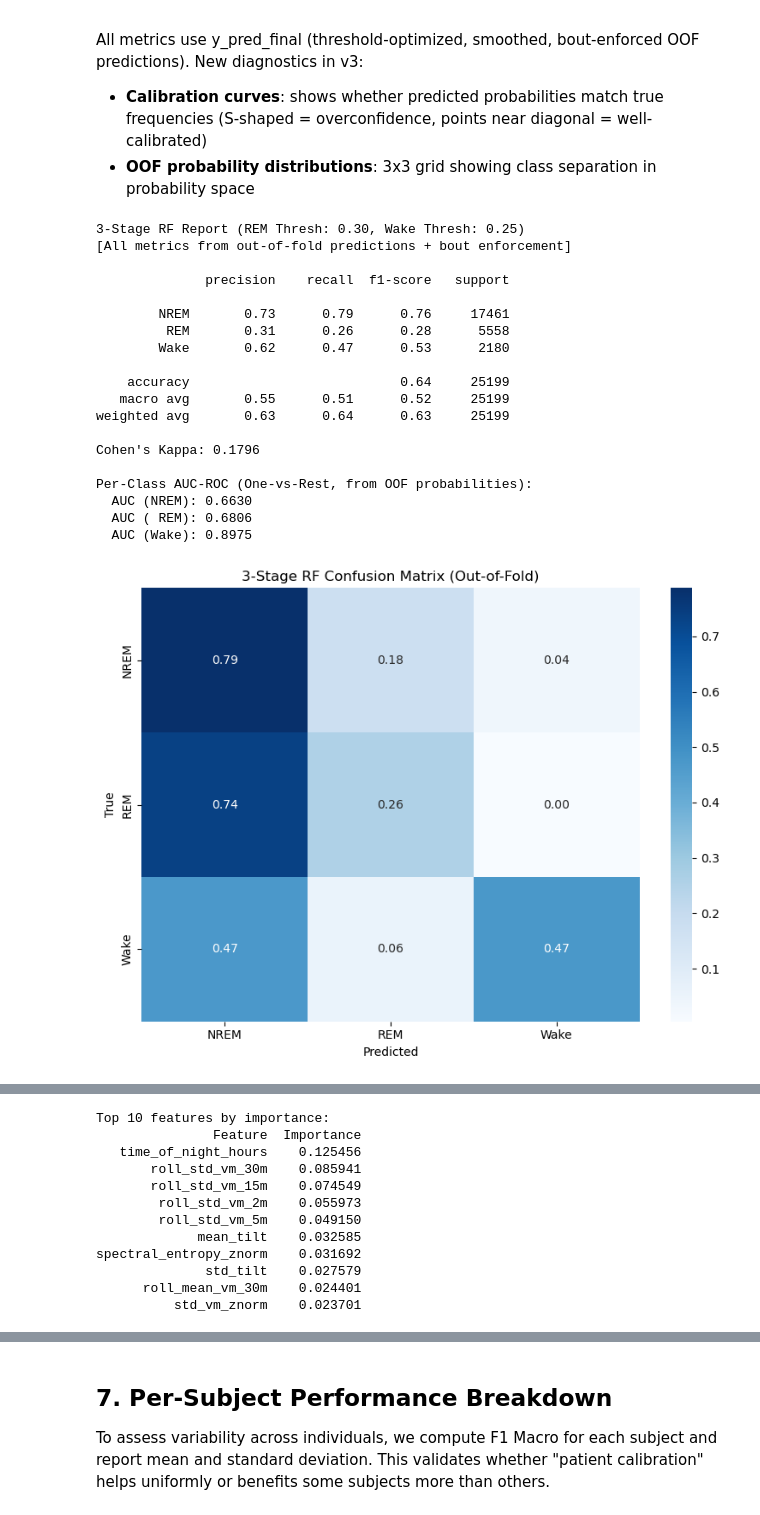
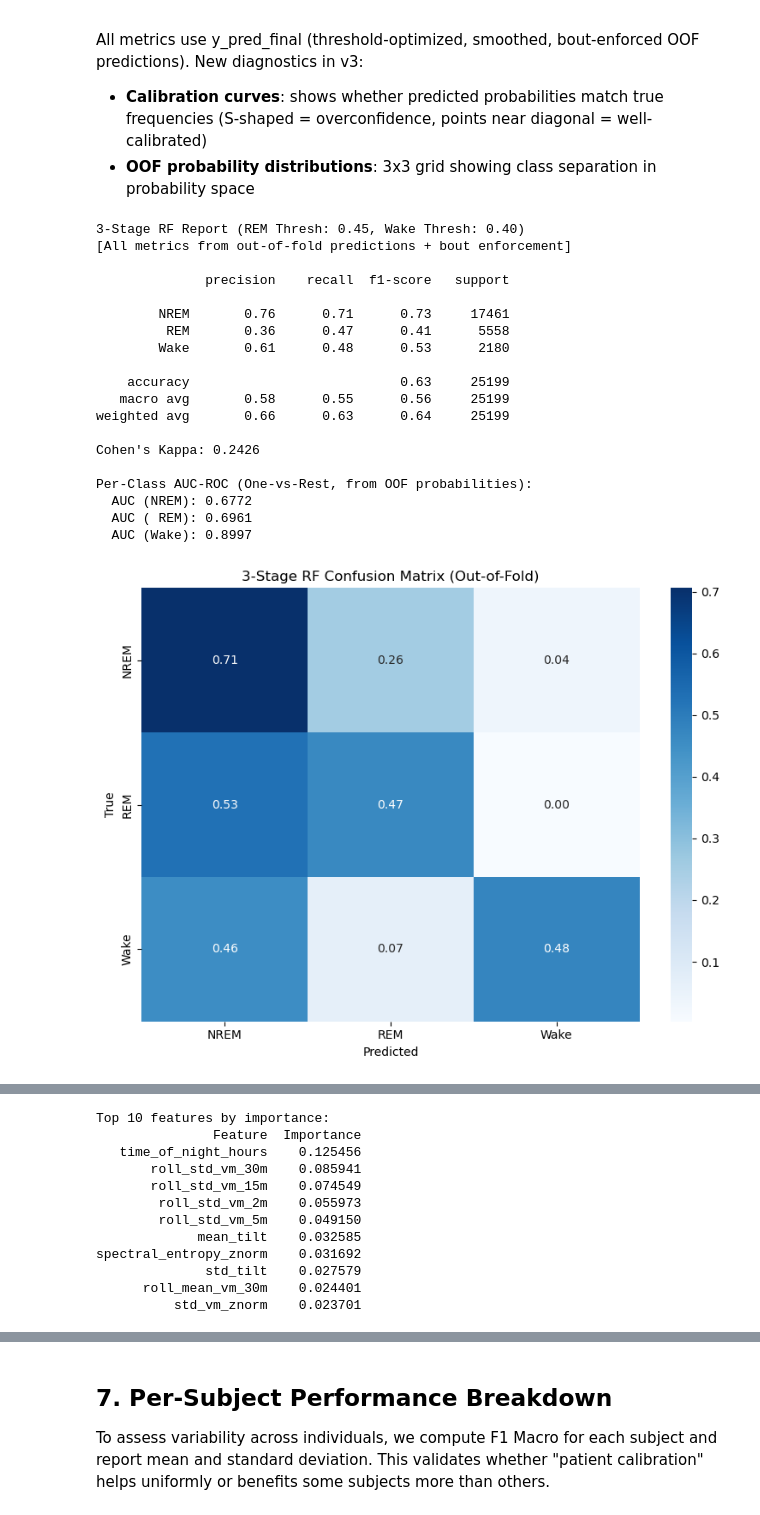
Before and after one commit to benjaminkeizer1-svg/Sleep-Time-Model, a Jupyter notebook: Patient_Calibrated_3_Stage_Random_Forest (1).ipynb, the cells around one changed output, grey strips where cells are left out. Saved outputs shown, nothing was run; the diff lists cells and outputs as text; code cells hidden in the pictures.

```diff
--- a/Patient_Calibrated_3_Stage_Random_Forest (1).ipynb
+++ b/Patient_Calibrated_3_Stage_Random_Forest (1).ipynb
@@ -384,9 +384,7 @@ A separate uncalibrated RF is fitted only for feature importance extraction, sin
 Feature matrix: 44 features x n_epochs. Validation: GroupKFold(n_splits=5) ensures complete patient isolation.
 # %%
 from sklearn.ensemble import RandomForestClassifier
-from sklearn.calibration import CalibratedClassifierCV
 from sklearn.model_selection import GroupKFold, cross_val_predict
-from sklearn.pipeline import Pipeline
 
 # --- 4.A Expanded Feature List (44 features: original 26 + 18 new) ---
 features = [
@@ -429,10 +427,8 @@ groups = epoch_df['subject_id']
 
 print(f"Feature matrix: {X.shape[0]:,} epochs x {X.shape[1]} features")
 
-# --- 4.B Model with Probability Calibration ---
-# CalibratedClassifierCV (isotonic) corrects overconfident RF probabilities,
-# enabling the threshold optimizer to find non-trivial improvements.
-rf_base = RandomForestClassifier(
+# --- 4.B Random Forest (raw probabilities, no isotonic calibration) ---
+rf_model = RandomForestClassifier(
     n_estimators=300,
     random_state=42,
     max_depth=15,
@@ -440,18 +436,16 @@ rf_base = RandomForestClassifier(
     class_weight='balanced',
     n_jobs=-1
 )
-calibrated_rf = CalibratedClassifierCV(rf_base, method='isotonic', cv=3)
-pipeline = Pipeline([('rf', calibrated_rf)])
 
 # --- 4.C Patient-Isolated Cross-Validation ---
 cv = GroupKFold(n_splits=5)
 
 # --- 4.D Out-of-Fold Predictions ---
-print("\nRunning GroupKFold cross-validation (5 splits, calibrated RF)...")
-oof_probs = cross_val_predict(pipeline, X, y, groups=groups, cv=cv, method='predict_proba')
+print("\nRunning GroupKFold cross-validation (5 splits, RF)...")
+oof_probs = cross_val_predict(rf_model, X, y, groups=groups, cv=cv, method='predict_proba')
 print("Out-of-fold predictions generated.")
 
-# --- 4.E Final Uncalibrated Model Fit (for feature importances ONLY) ---
+# --- 4.E Final Model Fit (for feature importances ONLY) ---
 rf_for_importance = RandomForestClassifier(
     n_estimators=300, random_state=42, max_depth=15,
     min_samples_leaf=5, class_weight='balanced', n_jobs=-1
@@ -653,7 +647,7 @@ plt.ylabel('True')
 plt.tight_layout()
 plt.show()
 
-# --- 6.E Feature Importance (from uncalibrated RF fit) ---
+# --- 6.E Feature Importance (from RF fit) ---
 importances = rf_for_importance.feature_importances_
 fi_df = pd.DataFrame({'Feature': features, 'Importance': importances}).sort_values('Importance', ascending=False)
 
@@ -673,7 +667,7 @@ fig, axes = plt.subplots(1, 3, figsize=(15, 5))
 for i, cls in enumerate(classes):
     y_bin = (y == cls).astype(int)
     frac_pos, mean_pred = calibration_curve(y_bin, oof_probs[:, i], n_bins=10)
-    axes[i].plot(mean_pred, frac_pos, 's-', label='RF (calibrated)')
+    axes[i].plot(mean_pred, frac_pos, 's-', label='RF')
     axes[i].plot([0, 1], [0, 1], 'k--', label='Perfect calibration')
     axes[i].set_title(f'Calibration Curve: {cls}')
     axes[i].set_xlabel('Mean predicted probability')
@@ -688,45 +682,45 @@ plt.show()
 fig, axes = plt.subplots(3, 3, figsize=(12, 10))
 for row, true_cls in enumerate(classes):
     mask = (y == true_cls)
     for col, pred_cls in enumerate(classes):
         axes[row][col].hist(oof_probs[mask, col], bins=30, alpha=0.7, color='steelblue')
         axes[row][col].set_title(f'True={true_cls}, P({pred_cls})', fontsize=9)
         axes[row][col].set_xlim(0, 1)
 plt.suptitle('OOF Predicted Probability Distributions by True Class')
 plt.tight_layout()
 plt.show()
 
 # --- 6.H Summary ---
 report_dict = classification_report(y, y_pred_final, output_dict=True)
 macro_f1    = report_dict['macro avg']['f1-score']
 accuracy    = report_dict['accuracy']
 
 print(f"\nOut-of-Fold Summary:")
 print(f"  Accuracy : {accuracy:.2%}")
 print(f"  Macro F1 : {macro_f1:.4f}")
 print(f"  Kappa    : {kappa:.4f}")
 print("All metrics reflect generalization performance via GroupKFold cross-validation.")
 # %% [output]
-3-Stage RF Report (REM Thresh: 0.30, Wake Thresh: 0.25)
+3-Stage RF Report (REM Thresh: 0.45, Wake Thresh: 0.40)
 [All metrics from out-of-fold predictions + bout enforcement]
 
               precision    recall  f1-score   support
 
-        NREM       0.73      0.79      0.76     17461
-         REM       0.31      0.26      0.28      5558
-        Wake       0.62      0.47      0.53      2180
+        NREM       0.76      0.71      0.73     17461
+         REM       0.36      0.47      0.41      5558
+        Wake       0.61      0.48      0.53      2180
 
-    accuracy                           0.64     25199
-   macro avg       0.55      0.51      0.52     25199
-weighted avg       0.63      0.64      0.63     25199
+    accuracy                           0.63     25199
+   macro avg       0.58      0.55      0.56     25199
+weighted avg       0.66      0.63      0.64     25199
 
-Cohen's Kappa: 0.1796
+Cohen's Kappa: 0.2426
 
 Per-Class AUC-ROC (One-vs-Rest, from OOF probabilities):
-  AUC (NREM): 0.6630
-  AUC ( REM): 0.6806
-  AUC (Wake): 0.8975
+  AUC (NREM): 0.6772
+  AUC ( REM): 0.6961
+  AUC (Wake): 0.8997
-[figure, old version]
+[figure, new version]
 [figure]
 Top 10 features by importance:
                Feature  Importance
```
Also changed, not shown: parts of 7 cells of this notebook, 5 other files.
